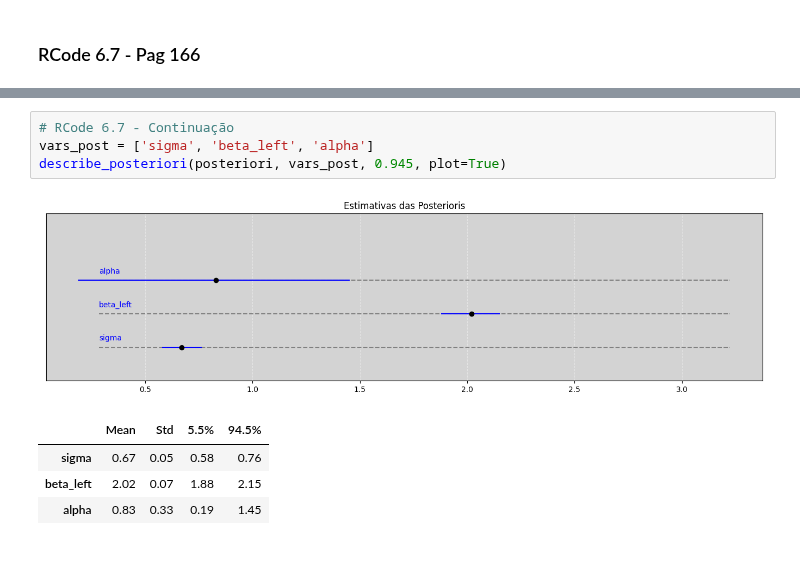
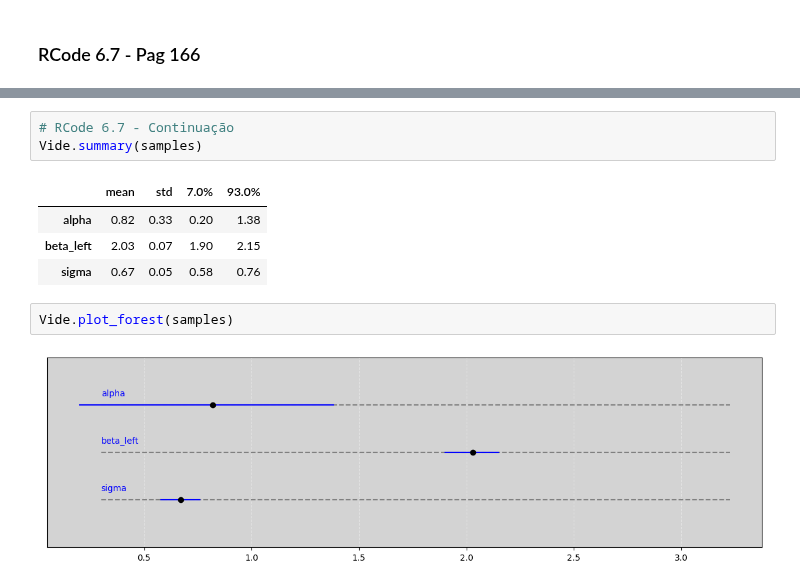
Before and after one commit to rodolphomacedo/statistical_rethinking_pt_BR, a Jupyter notebook: parte_6.ipynb, the cells around one changed output, grey strips where cells are left out. Drawn from its saved outputs; the diff is of its cells as text; blank space fills up the shorter version.

```diff
--- a/parte_6.ipynb
+++ b/parte_6.ipynb
@@ -475,10 +285,12 @@ In file included from /home/rodolpho/Projects/bayesian/BAYES/lib/python3.8/site-
 # %%
 # RCode 6.7 - Continuação
-vars_post = ['sigma', 'beta_left', 'alpha']
-describe_posteriori(posteriori, vars_post, 0.945, plot=True)
+Vide.summary(samples)
 # %% [output]
-[figure, removed]
-|  | Mean | Std | 5.5% | 94.5% |
+|  | mean | std | 7.0% | 93.0% |
+| alpha | 0.82 | 0.33 | 0.20 | 1.38 |
+| beta_left | 2.03 | 0.07 | 1.90 | 2.15 |
 | sigma | 0.67 | 0.05 | 0.58 | 0.76 |
-| beta_left | 2.02 | 0.07 | 1.88 | 2.15 |
-| alpha | 0.83 | 0.33 | 0.19 | 1.45 |
+# %%
+Vide.plot_forest(samples)
+# %% [output]
+[figure, added]
```
Also changed, not shown: parts of 20 cells of this notebook.
